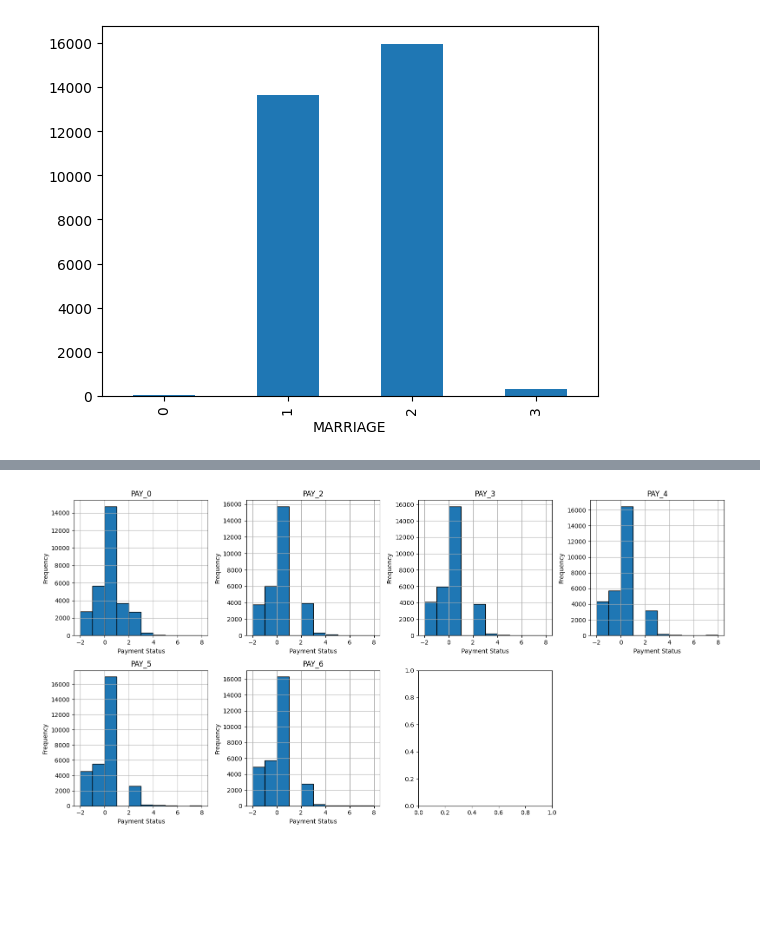
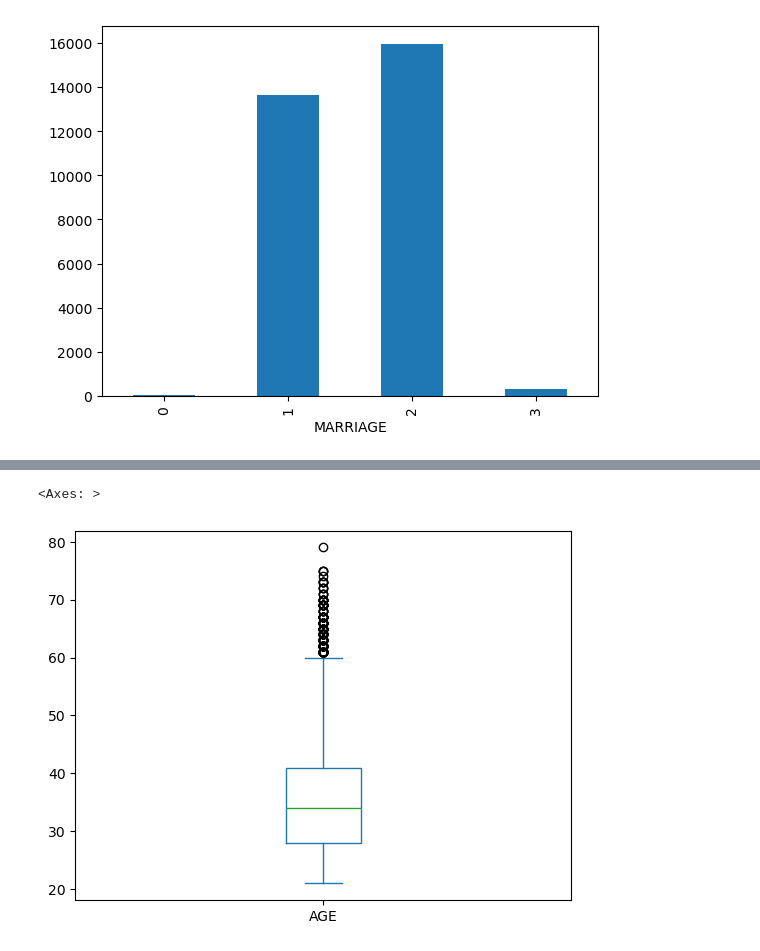
Before and after one commit to actlyong/DataScience, a Jupyter notebook: credit_scoring_model/credit_scoring_model.ipynb, the cells around one changed output, grey strips where cells are left out. Cells and saved outputs as stored; diff of their text form; code cells hidden in the pictures; blank space fills up the shorter version.

```diff
--- a/credit_scoring_model/credit_scoring_model.ipynb
+++ b/credit_scoring_model/credit_scoring_model.ipynb
@@ -200,17 +157,5 @@ array([[<Axes: title={'center': 'PAY_6'}>]], dtype=object)
-# %%
-import matplotlib.pyplot as plt
-
-fig, axes = plt.subplots(2, 4, figsize=(16, 8))
-axes = axes.flatten()
-
-for i, col in enumerate(['PAY_0', 'PAY_2', 'PAY_3', 'PAY_4', 'PAY_5', 'PAY_6']):
-    df[col].hist(ax=axes[i], bins=10, edgecolor='black')
-    axes[i].set_title(col)
-    axes[i].set_xlabel('Payment Status')
-    axes[i].set_ylabel('Frequency')
-
-axes[7].axis('off')
-plt.tight_layout()
-plt.show()
-# %% [output]
-[figure, removed]
+# %%
+df.plot.box(column='AGE')
+# %% [output]
+<Axes: >
+[figure, added]
```
Also changed, not shown: parts of 81 cells of this notebook, 3 other files.
